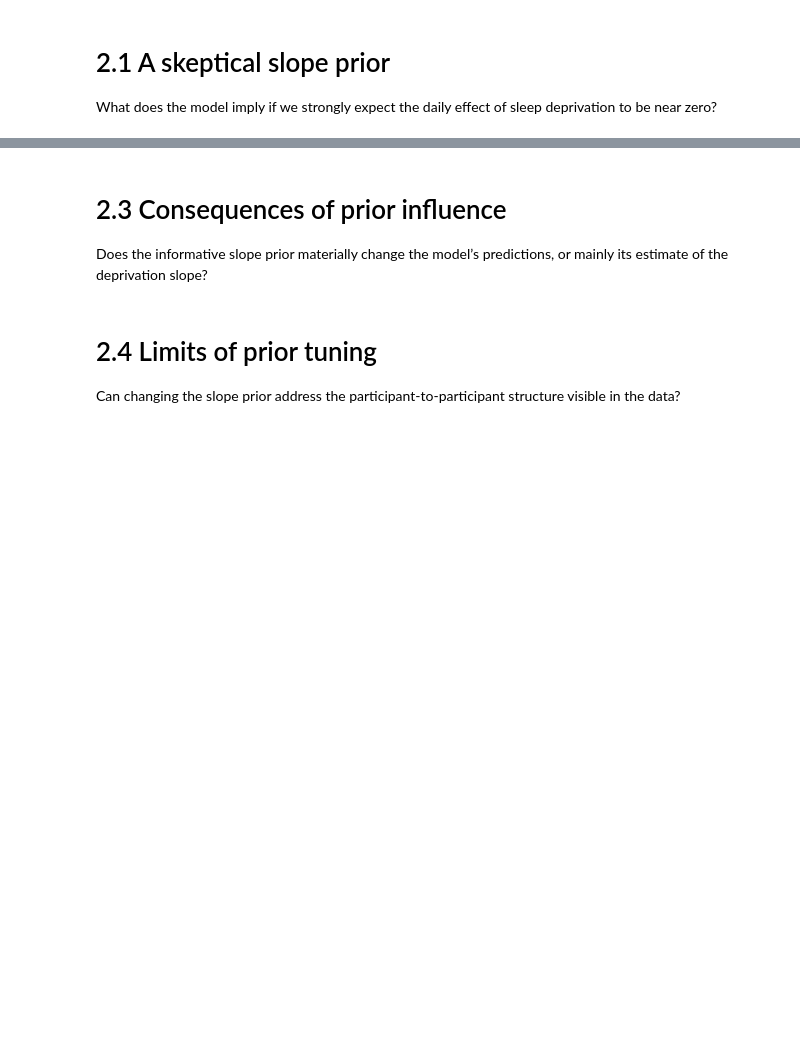
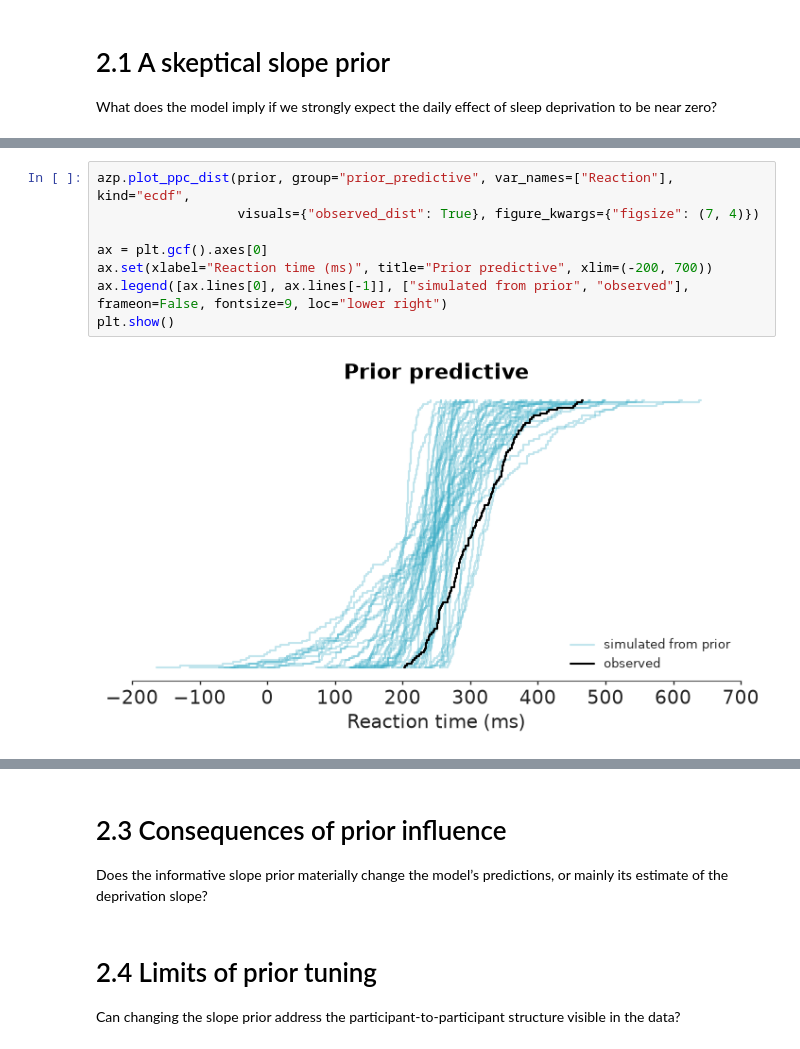
Before and after one commit to EnzonioBanderas/BayesianShortCourse, a Jupyter notebook: sleep/02_informative_slope_prior.ipynb, the cells around one changed output, grey strips where cells are left out. Drawn from its saved outputs; the diff is of its cells as text; blank space fills up the shorter version.

```diff
--- a/sleep/02_informative_slope_prior.ipynb
+++ b/sleep/02_informative_slope_prior.ipynb
@@ -61,0 +151,10 @@ How far does the posterior move away from a tight slope prior centered at zero?
+# %%
+azp.plot_ppc_dist(prior, group="prior_predictive", var_names=["Reaction"], kind="ecdf",
+                  visuals={"observed_dist": True}, figure_kwargs={"figsize": (7, 4)})
+
+ax = plt.gcf().axes[0]
+ax.set(xlabel="Reaction time (ms)", title="Prior predictive", xlim=(-200, 700))
+ax.legend([ax.lines[0], ax.lines[-1]], ["simulated from prior", "observed"], frameon=False, fontsize=9, loc="lower right")
+plt.show()
+# %% [output]
+[figure, added]
```
Also changed, not shown: parts of 28 cells of this notebook.
